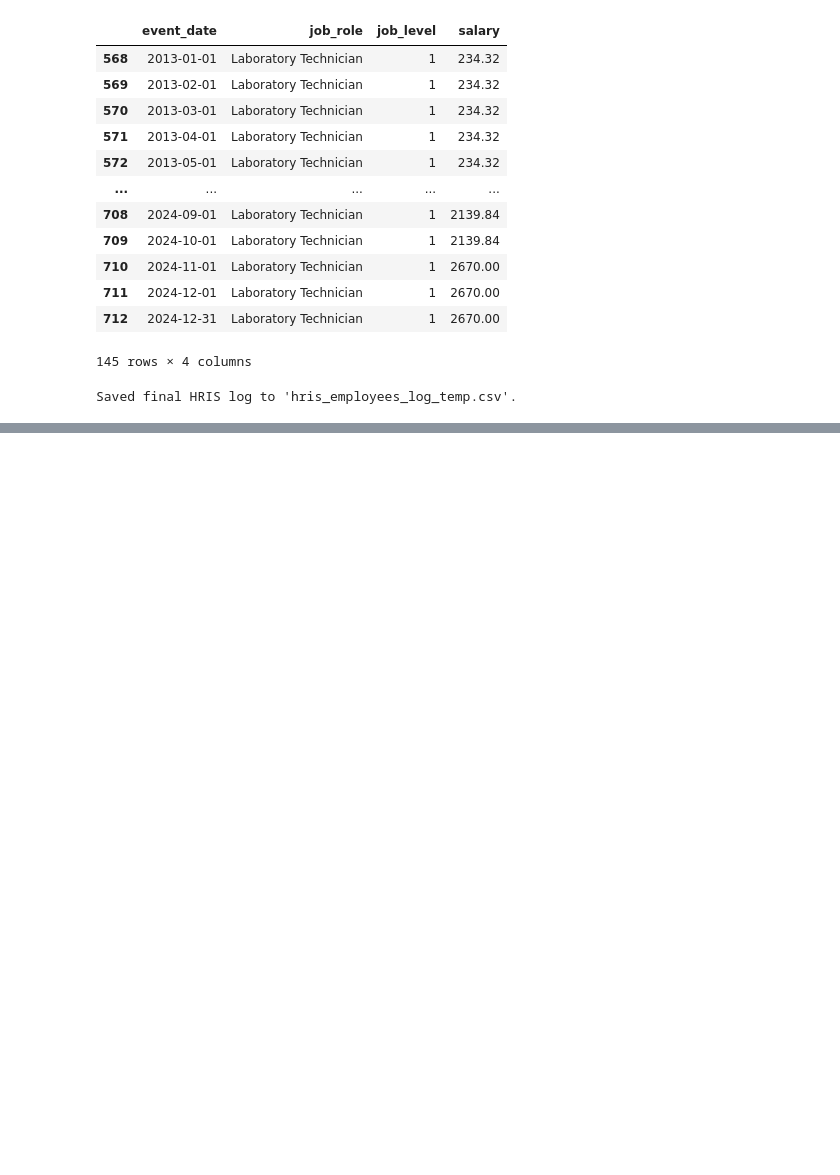
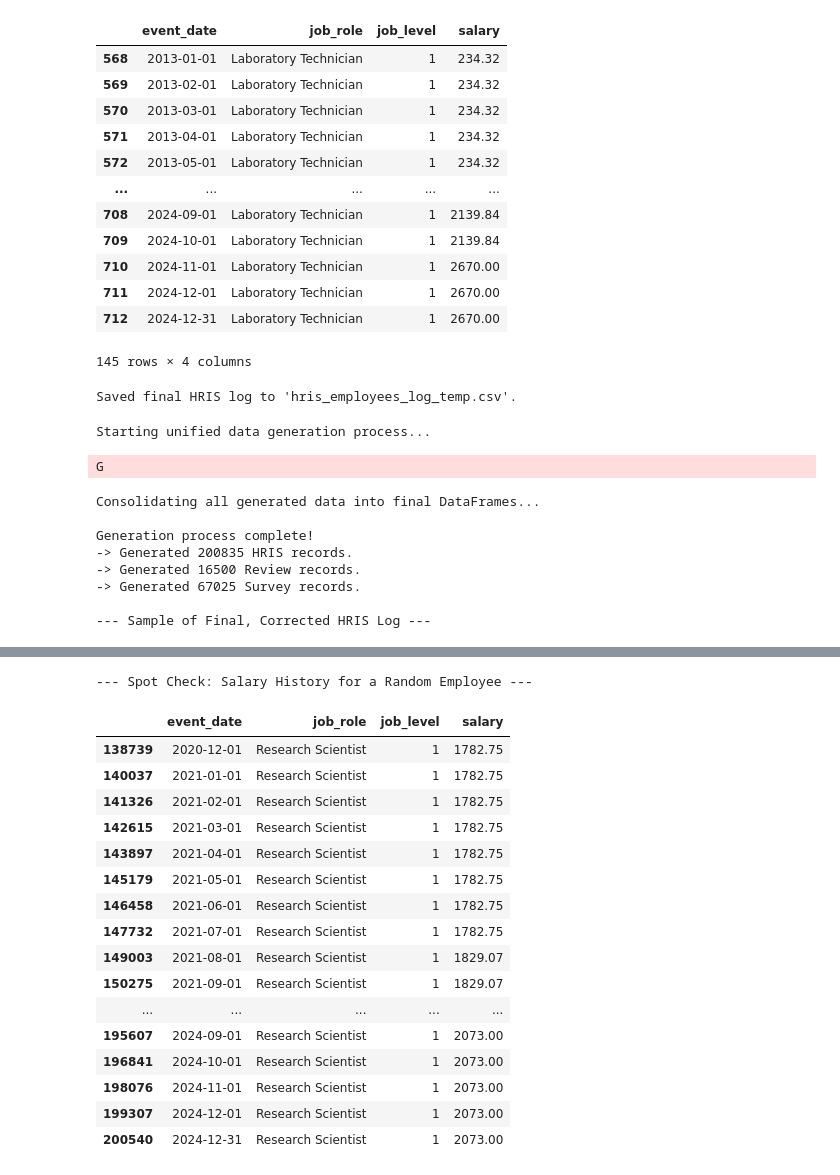
Before and after one commit to IhebBelhadj/synthetic-time-series-hr-data, a Jupyter notebook: data_gen_project.ipynb, the cells around one changed output, grey strips where cells are left out. Saved outputs shown, nothing was run; the diff lists cells and outputs as text; code cells hidden in the pictures; blank space fills up the shorter version.

```diff
--- a/data_gen_project.ipynb
+++ b/data_gen_project.ipynb
@@ -854,0 +1059,28 @@ Saved final HRIS log to 'hris_employees_log_temp.csv'.
+# %%
+try:
+    final_hris_df, reviews_df, surveys_df = generate_all_histories(source_df, all_timelines)
+
+    # --- Display Sample Output ---
+    print("\n--- Sample of Final, Corrected HRIS Log ---")
+    display(final_hris_df.head())
+
+    print("\n--- Spot Check: Salary History for a Random Employee ---")
+    if not final_hris_df.empty:
+        random_emp_id = random.choice(final_hris_df['employee_id'].unique())
+        display(final_hris_df[final_hris_df['employee_id'] == random_emp_id][['event_date', 'job_role', 'job_level', 'salary']])
+
+except Exception as e:
+    print(f"An error occurred during the main generation process: {e}")
+    import traceback
+    traceback.print_exc()
+# %% [output]
+Starting unified data generation process...
+G
+Consolidating all generated data into final DataFrames...
+
+Generation process complete!
+-> Generated 200835 HRIS records.
+-> Generated 16500 Review records.
+-> Generated 67025 Survey records.
+
+--- Sample of Final, Corrected HRIS Log ---
@@ -855,3 +1093,21 @@ Saved final HRIS log to 'hris_employees_log_temp.csv'.
+--- Spot Check: Salary History for a Random Employee ---
+|  | event_date | job_role | job_level | salary |
+| 138739 | 2020-12-01 | Research Scientist | 1 | 1782.75 |
+| 140037 | 2021-01-01 | Research Scientist | 1 | 1782.75 |
+| 141326 | 2021-02-01 | Research Scientist | 1 | 1782.75 |
+| 142615 | 2021-03-01 | Research Scientist | 1 | 1782.75 |
+| 143897 | 2021-04-01 | Research Scientist | 1 | 1782.75 |
+| 145179 | 2021-05-01 | Research Scientist | 1 | 1782.75 |
+| 146458 | 2021-06-01 | Research Scientist | 1 | 1782.75 |
+| 147732 | 2021-07-01 | Research Scientist | 1 | 1782.75 |
+| 149003 | 2021-08-01 | Research Scientist | 1 | 1829.07 |
+| 150275 | 2021-09-01 | Research Scientist | 1 | 1829.07 |
+| ... | ... | ... | ... | ... |
+| 195607 | 2024-09-01 | Research Scientist | 1 | 2073.00 |
+| 196841 | 2024-10-01 | Research Scientist | 1 | 2073.00 |
+| 198076 | 2024-11-01 | Research Scientist | 1 | 2073.00 |
+| 199307 | 2024-12-01 | Research Scientist | 1 | 2073.00 |
+| 200540 | 2024-12-31 | Research Scientist | 1 | 2073.00 |
 # %%
 def plot_employee_salary_evolution(
     employee_id: int,
```
Also changed, not shown: parts of 14 cells of this notebook.
